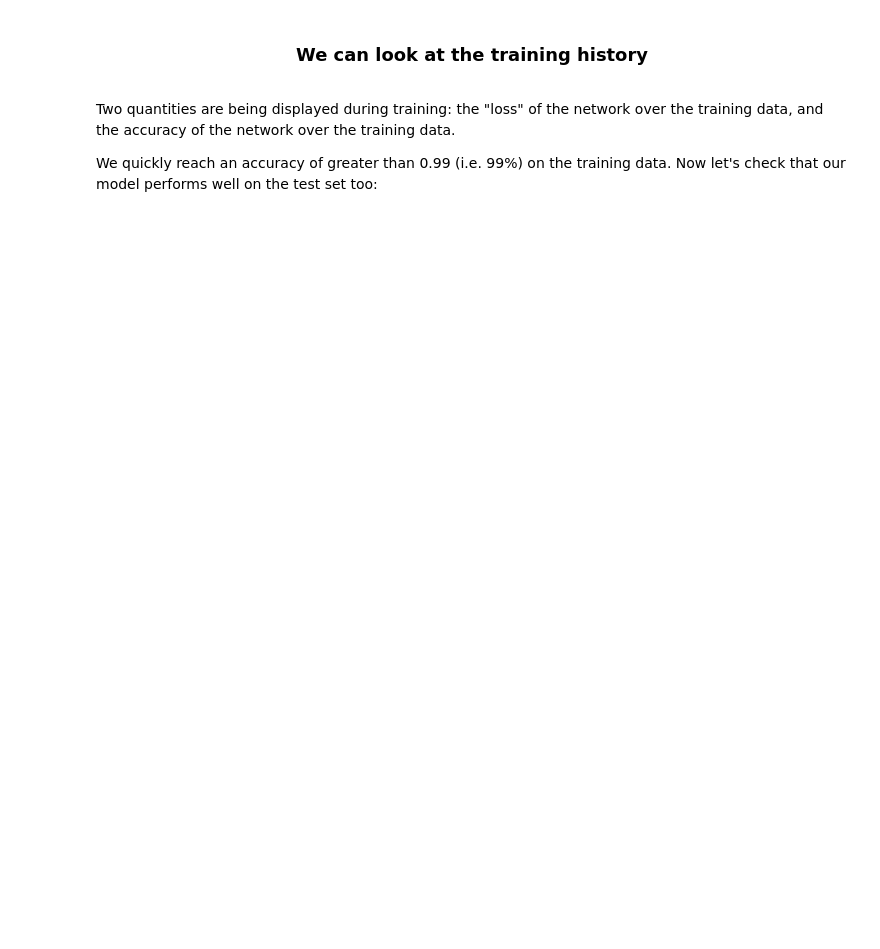
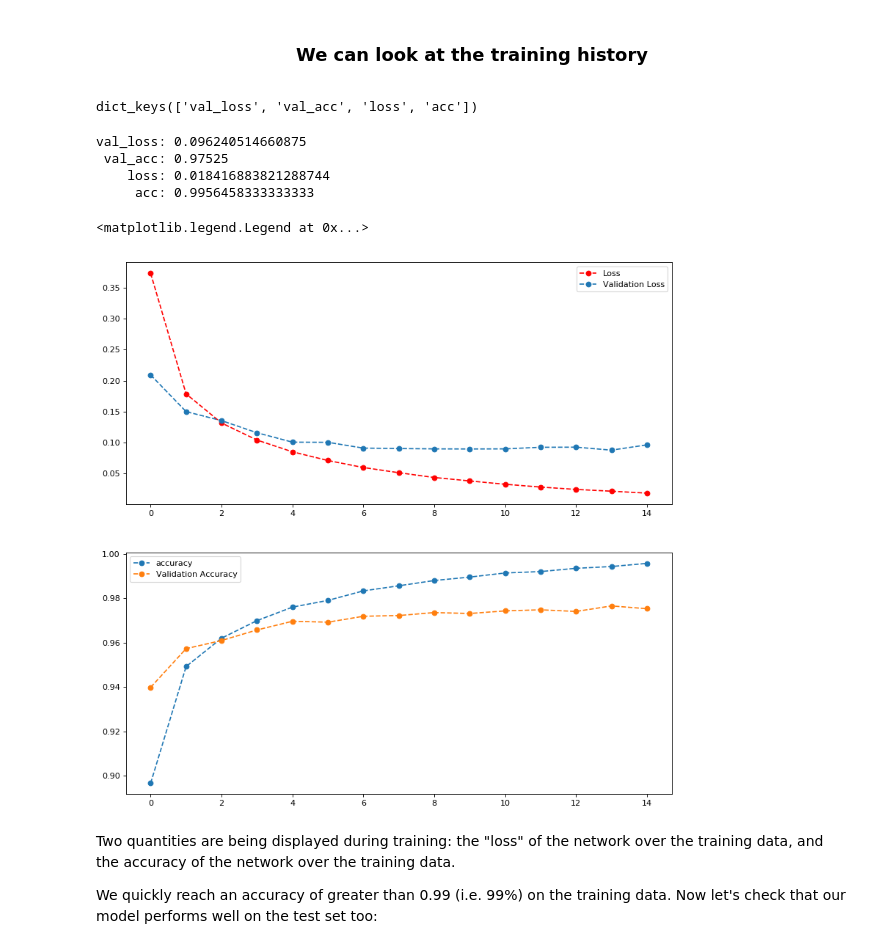
Before and after one commit to CurtinIDS/cic-ml-intermediate-workshop, a Jupyter notebook: notebooks/python/2.1-a-first-look-at-a-neural-network.ipynb, the cells around one changed output. Saved outputs shown, nothing was run; the diff lists cells and outputs as text; code cells hidden in the pictures; blank space fills up the shorter version.

Commit message:
Updated the plots in 2.1

```diff
--- a/notebooks/python/2.1-a-first-look-at-a-neural-network.ipynb
+++ b/notebooks/python/2.1-a-first-look-at-a-neural-network.ipynb
@@ -86,9 +105,9 @@ Let's build our network -- again, remember that you aren't supposed to understan
 from keras import models
 from keras import layers
 
-network = models.Sequential()
-network.add(layers.Dense(128, activation='relu', input_shape=(28 * 28,)))
-network.add(layers.Dense(10, activation='softmax'))
+model = models.Sequential()
+model.add(layers.Dense(128, activation='relu', input_shape=(28 * 28,)))
+model.add(layers.Dense(10, activation='softmax'))
 # %% [markdown]
 
 The core building block of neural networks is the "layer", a data-processing module which you can conceive as a "filter" for data. Some
@@ -111,7 +130,7 @@ classified).
 
 The exact purpose of the loss function and the optimizer will be made clear throughout the next two chapters.
 # %%
-network.compile(optimizer='rmsprop',
+model.compile(optimizer='rmsprop',
                 loss='categorical_crossentropy',
                 metrics=['accuracy'])
 # %%
@@ -138,4 +169,4 @@ test_labels = to_categorical(test_labels)
 We are now ready to train our network, which in Keras is done via a call to the `fit` method of the network:
 we "fit" the model to its training data.
 # %%
-history = network.fit(train_images, train_labels, epochs=15, batch_size=128, validation_split=0.2)
+history = model.fit(train_images, train_labels, epochs=15, batch_size=128, validation_split=0.2)
@@ -144,19 +193,29 @@ history = network.fit(train_images, train_labels, epochs=15, batch_size=128, val
 # %%
 history_dict = history.history
 history_dict.keys()
+# %% [output]
+dict_keys(['val_loss', 'val_acc', 'loss', 'acc'])
 # %%
 print('val_loss: {}'.format(history_dict['val_loss'][-1]))
 print(' val_acc: {}'.format(history_dict['val_acc'][-1]))
 print('    loss: {}'.format(history_dict['loss'][-1]))
 print('     acc: {}'.format(history_dict['acc'][-1]))
+# %% [output]
+val_loss: 0.096240514660875
+ val_acc: 0.97525
+    loss: 0.018416883821288744
+     acc: 0.9956458333333333
 # %%
-f, (ax1, ax2) = pylab.subplots(1, 2, figsize=(12, 6), dpi= 80)
+f, (ax1, ax2) = pylab.subplots(2, 1, figsize=(12, 12), dpi= 80)
 ax1.plot(history_dict['loss'], 'o--', color='r', label='Loss')
 ax1.plot(history_dict['val_loss'], 'o--', label='Validation Loss')
 ax1.legend()
 ax2.plot(history_dict['acc'], 'o--', label='accuracy')
 ax2.plot(history_dict['val_acc'], 'o--', label='Validation Accuracy')
 ax2.legend()
+# %% [output]
+<matplotlib.legend.Legend at 0x...>
+[figure, added]
 # %% [markdown]
 Two quantities are being displayed during training: the "loss" of the network over the training data, and the accuracy of the network over
 the training data.
```
Also changed, not shown: parts of 14 cells of this notebook.
